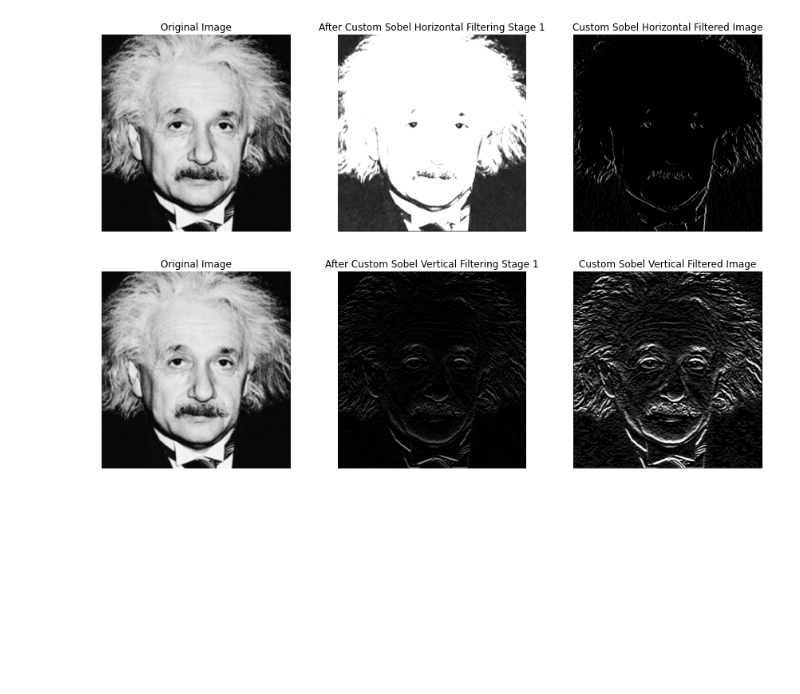
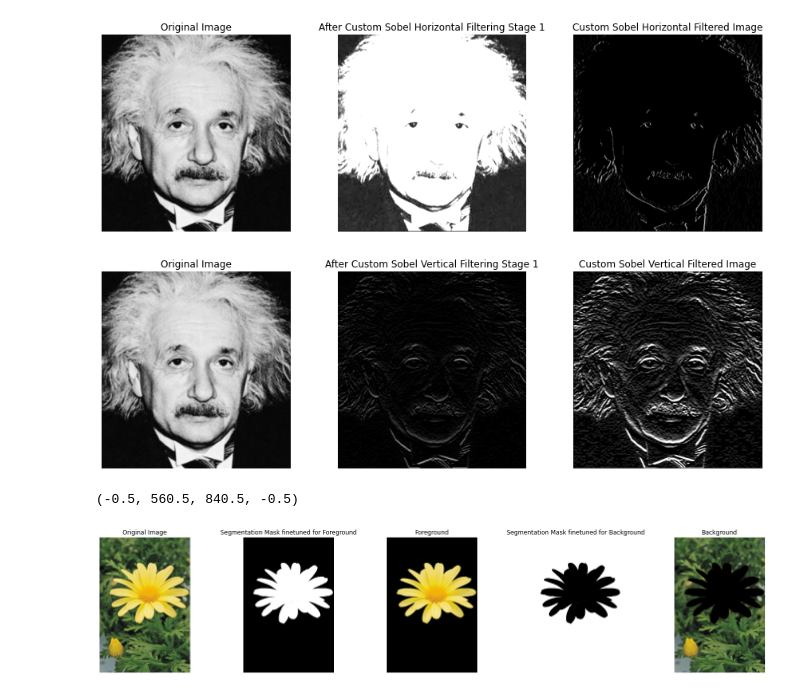
Before and after one commit to SupunDK/Fundamentals-of-Image-Processing, a Jupyter notebook: Assignment 1/190338C_Assignment_1.ipynb, the cells around one changed output. Cells and saved outputs as stored; diff of their text form; code cells hidden in the pictures; blank space fills up the shorter version.

```diff
--- a/Assignment 1/190338C_Assignment_1.ipynb
+++ b/Assignment 1/190338C_Assignment_1.ipynb
@@ -406,3 +399,49 @@ ax[1][2].axis('off')
 (1, 3)
 (-0.5, 365.5, 381.5, -0.5)
 [figure]
+# %%
+#7 a)
+daisy_img = cv.imread(r"Images\daisy.jpg", cv.IMREAD_COLOR)
+
+mask = np.zeros(daisy_img.shape[:2], np.uint8)
+
+bgdModel = np.zeros((1,65), np.float64)
+fgdModel = np.zeros((1,65), np.float64)
+
+rect = (50, 50, 600, 550)
+cv.grabCut(daisy_img, mask, rect, bgdModel, fgdModel, 5, cv.GC_INIT_WITH_RECT)
+
+mask_foreground = np.where((mask == 1) | (mask == 3), 1, 0)
+mask_background = np.where((mask == 0) | (mask == 2), 1, 0)
+
+forground_daisy_img = np.multiply(daisy_img, mask_foreground[:,:,np.newaxis])
+background_daisy_img = np.multiply(daisy_img, mask_background[:,:,np.newaxis])
+
+daisy_img_rgb = cv.cvtColor(daisy_img, cv.COLOR_BGR2RGB)
+forground_daisy_img_rgb = cv.cvtColor(np.uint8(forground_daisy_img), cv.COLOR_BGR2RGB)
+background_daisy_img_rgb = cv.cvtColor(np.uint8(background_daisy_img), cv.COLOR_BGR2RGB)
+
+fig, ax = plt.subplots(1, 5, figsize=(25, 5))
+
+ax[0].imshow(daisy_img_rgb)
+ax[0].set_title("Original Image")
+ax[0].axis("off")
+
+ax[1].imshow(mask_foreground, cmap = "gray", vmax = 1, vmin = 0)
+ax[1].set_title("Segmentation Mask finetuned for Foreground")
+ax[1].axis("off")
+
+ax[2].imshow(forground_daisy_img_rgb)
+ax[2].set_title("Foreground")
+ax[2].axis("off")
+
+ax[3].imshow(mask_background, cmap = "gray", vmax = 1, vmin = 0)
+ax[3].set_title("Segmentation Mask finetuned for Background")
+ax[3].axis("off")
+
+ax[4].imshow(background_daisy_img_rgb)
+ax[4].set_title("Background")
+ax[4].axis("off")
+# %% [output]
+(-0.5, 560.5, 840.5, -0.5)
+[figure, added]
```
Also changed, not shown: parts of 2 cells of this notebook.
